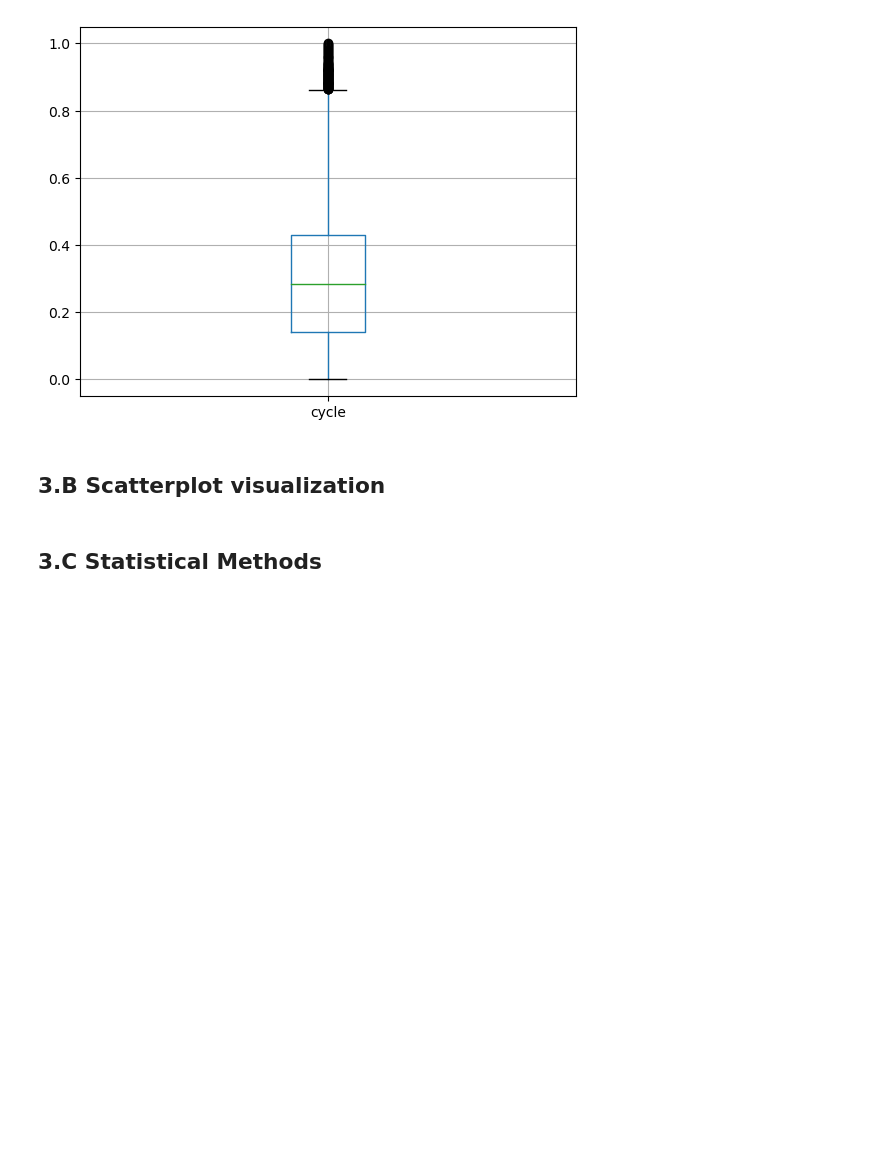
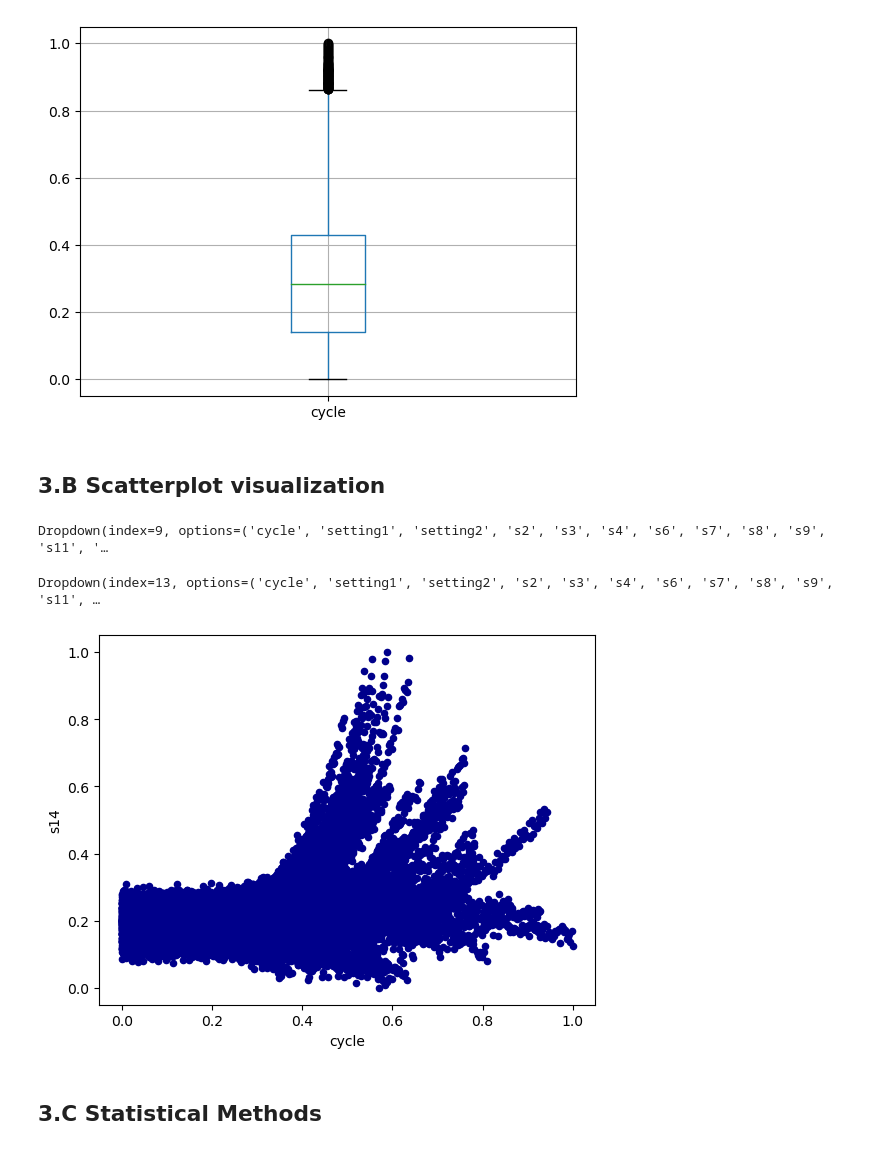
Before and after one commit to xavier-santos/Challenge2-Team7-MEIA-2022-2023, a Jupyter notebook: Notebooks/Challenge 2 - Data Exploration and Normalization.ipynb, the cells around one changed output. Cells and saved outputs as stored; diff of their text form; code cells hidden in the pictures; blank space fills up the shorter version.

```diff
--- a/Notebooks/Challenge 2 - Data Exploration and Normalization.ipynb
+++ b/Notebooks/Challenge 2 - Data Exploration and Normalization.ipynb
@@ -140,6 +146,35 @@ Dropdown(options=('cycle', 'setting1', 'setting2', 'setting3', 's1', 's2', 's3',
 [figure]
 # %% [markdown]
 ## 3.B Scatterplot visualization
+# %%
+drop_down_scatter_x = Dropdown(options = df.columns)
+selected_scatter_x = drop_down_scatter_x.value
+drop_down_scatter_y = Dropdown(options = df.columns)
+selected_scatter_y = drop_down_scatter_y.value
+
+def dropdown_distribuition_handler_x(change):
+    selected_scatter_x = change.new
+    clear_output(wait=True)
+    df_normalized.plot.scatter(x=selected_scatter_x, y=selected_scatter_y, c='DarkBlue')
+    display(drop_down_scatter_x)
+    display(drop_down_scatter_y)
+
+def dropdown_distribuition_handler_y(change):
+    selected_scatter_y = change.new
+    clear_output(wait=True)
+    df_normalized.plot.scatter(x=selected_scatter_x, y=selected_scatter_y, c='DarkBlue')
+    display(drop_down_scatter_x)
+    display(drop_down_scatter_y)
+
+drop_down_scatter_x.observe(dropdown_distribuition_handler_x, names='value')
+display(drop_down_scatter_x)
+drop_down_scatter_y.observe(dropdown_distribuition_handler_y, names='value')
+display(drop_down_scatter_y)
+df_normalized.plot.scatter(x=selected_scatter_x, y=selected_scatter_y, c='DarkBlue')
+# %% [output]
+Dropdown(index=9, options=('cycle', 'setting1', 'setting2', 's2', 's3', 's4', 's6', 's7', 's8', 's9', 's11', '…
+Dropdown(index=13, options=('cycle', 'setting1', 'setting2', 's2', 's3', 's4', 's6', 's7', 's8', 's9', 's11', …
+[figure, added]
 # %% [markdown]
 ## 3.C Statistical Methods
 # %% [markdown]
```
Also changed, not shown: parts of 18 cells of this notebook, 5 other files.
